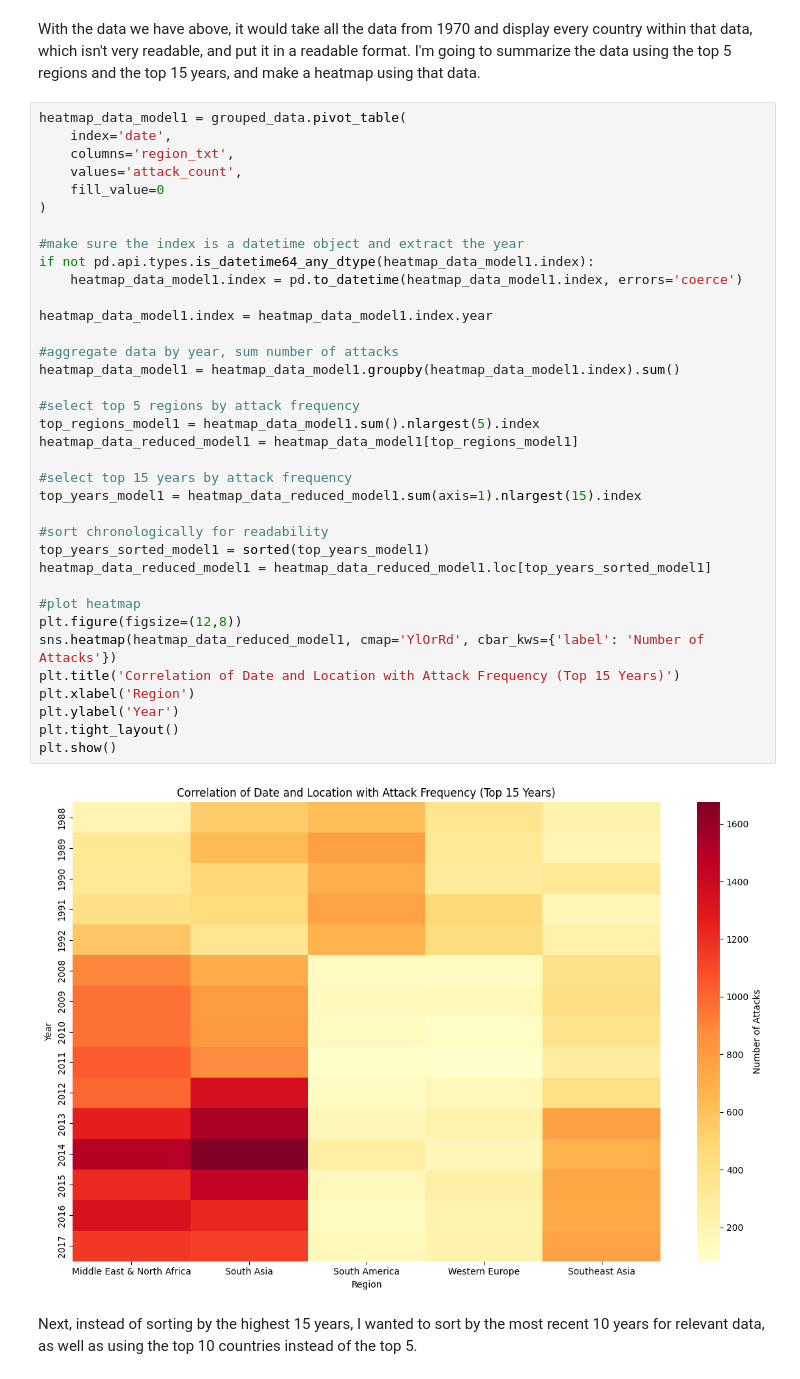
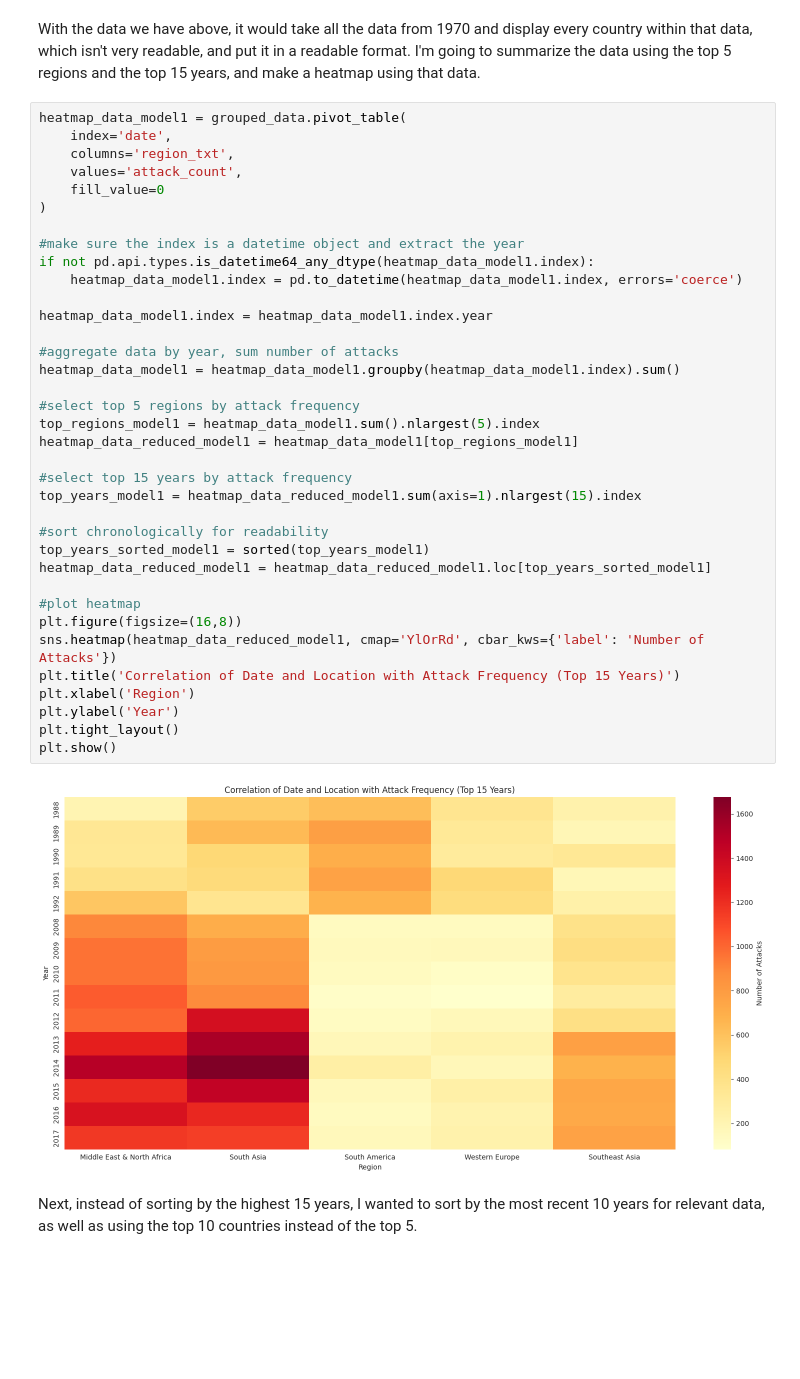
Before and after one commit to ryanshz/dmclustering, a Jupyter notebook: project4.ipynb, the cells around one changed output. Cells and saved outputs as stored; diff of their text form; blank space fills up the shorter version.

```diff
--- a/project4.ipynb
+++ b/project4.ipynb
@@ -80,35 +76,35 @@ heatmap_data_model1 = grouped_data.pivot_table(
 )
 
 #make sure the index is a datetime object and extract the year
 if not pd.api.types.is_datetime64_any_dtype(heatmap_data_model1.index):
     heatmap_data_model1.index = pd.to_datetime(heatmap_data_model1.index, errors='coerce')
 
 heatmap_data_model1.index = heatmap_data_model1.index.year
 
 #aggregate data by year, sum number of attacks
 heatmap_data_model1 = heatmap_data_model1.groupby(heatmap_data_model1.index).sum()
 
 #select top 5 regions by attack frequency
 top_regions_model1 = heatmap_data_model1.sum().nlargest(5).index
 heatmap_data_reduced_model1 = heatmap_data_model1[top_regions_model1]
 
 #select top 15 years by attack frequency
 top_years_model1 = heatmap_data_reduced_model1.sum(axis=1).nlargest(15).index
 
 #sort chronologically for readability
 top_years_sorted_model1 = sorted(top_years_model1)
 heatmap_data_reduced_model1 = heatmap_data_reduced_model1.loc[top_years_sorted_model1]
 
 #plot heatmap
-plt.figure(figsize=(12,8))
+plt.figure(figsize=(16,8))
 sns.heatmap(heatmap_data_reduced_model1, cmap='YlOrRd', cbar_kws={'label': 'Number of Attacks'})
 plt.title('Correlation of Date and Location with Attack Frequency (Top 15 Years)')
 plt.xlabel('Region')
 plt.ylabel('Year')
 plt.tight_layout()
 plt.show()
 # %% [output]
-[figure, old version]
+[figure, new version]
 # %% [markdown]
 Next, instead of sorting by the highest 15 years, I wanted to sort by the most recent 10 years for relevant data, as well as using the top 10 countries instead of the top 5.
 # %%
```
Also changed, not shown: parts of 14 cells of this notebook.
